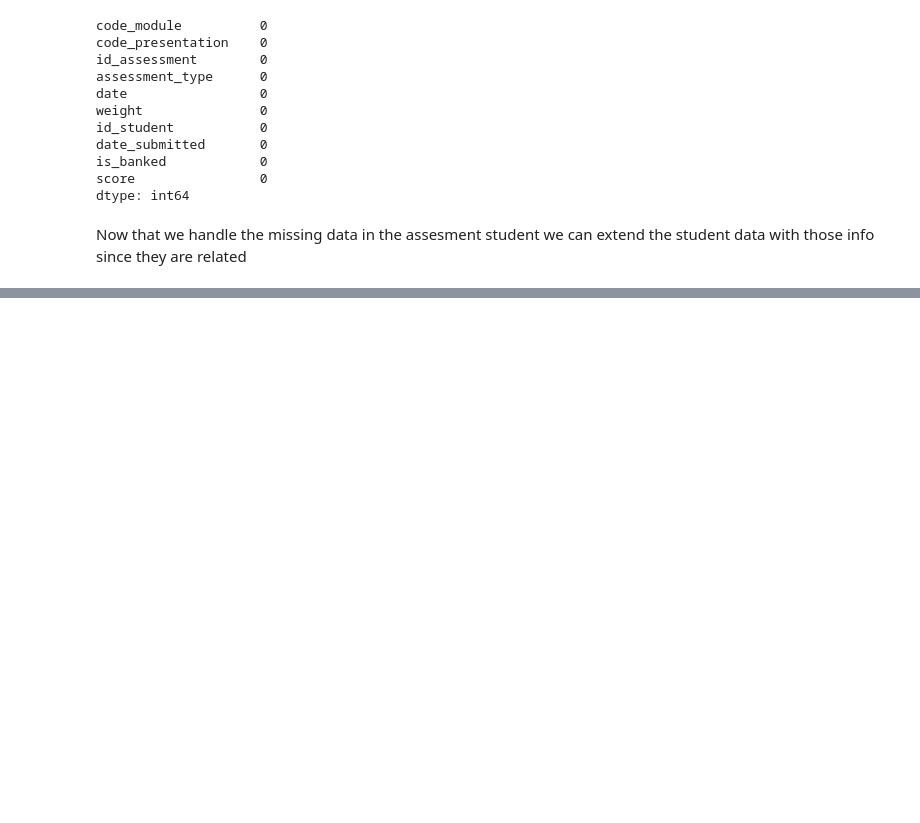
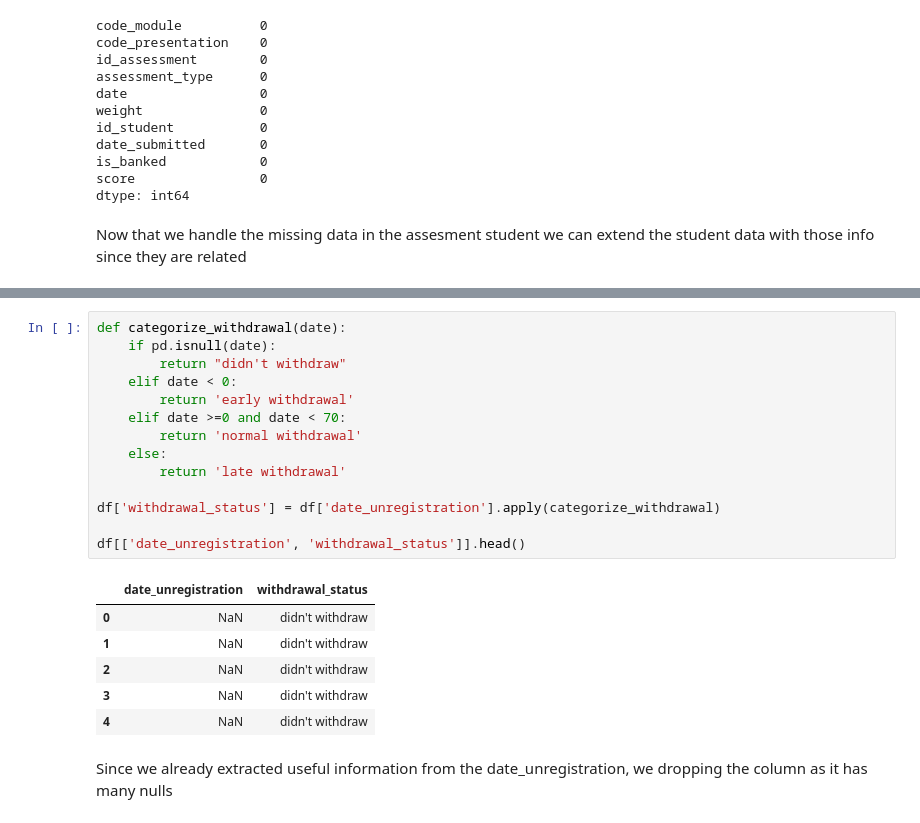
Before and after one commit to Katia-LOUNAS/oulad-network-exploration, a Jupyter notebook: notebooks/data_preparation.ipynb, the cells around one changed output, grey strips where cells are left out. Saved outputs shown, nothing was run; the diff lists cells and outputs as text; blank space fills up the shorter version.

```diff
--- a/notebooks/data_preparation.ipynb
+++ b/notebooks/data_preparation.ipynb
@@ -153,0 +231,23 @@ dtype: int64
+# %%
+def categorize_withdrawal(date):
+    if pd.isnull(date):
+        return "didn't withdraw"
+    elif date < 0:
+        return 'early withdrawal'
+    elif date >=0 and date < 70:
+        return 'normal withdrawal'
+    else:
+        return 'late withdrawal'
+
+df['withdrawal_status'] = df['date_unregistration'].apply(categorize_withdrawal)
+
+df[['date_unregistration', 'withdrawal_status']].head()
+# %% [output]
+|  | date_unregistration | withdrawal_status |
+| 0 | NaN | didn't withdraw |
+| 1 | NaN | didn't withdraw |
+| 2 | NaN | didn't withdraw |
+| 3 | NaN | didn't withdraw |
+| 4 | NaN | didn't withdraw |
+# %% [markdown]
+Since we already extracted useful information from the date_unregistration, we dropping the column as it has many nulls
```
Also changed, not shown: parts of 17 cells of this notebook, 1 other file.
